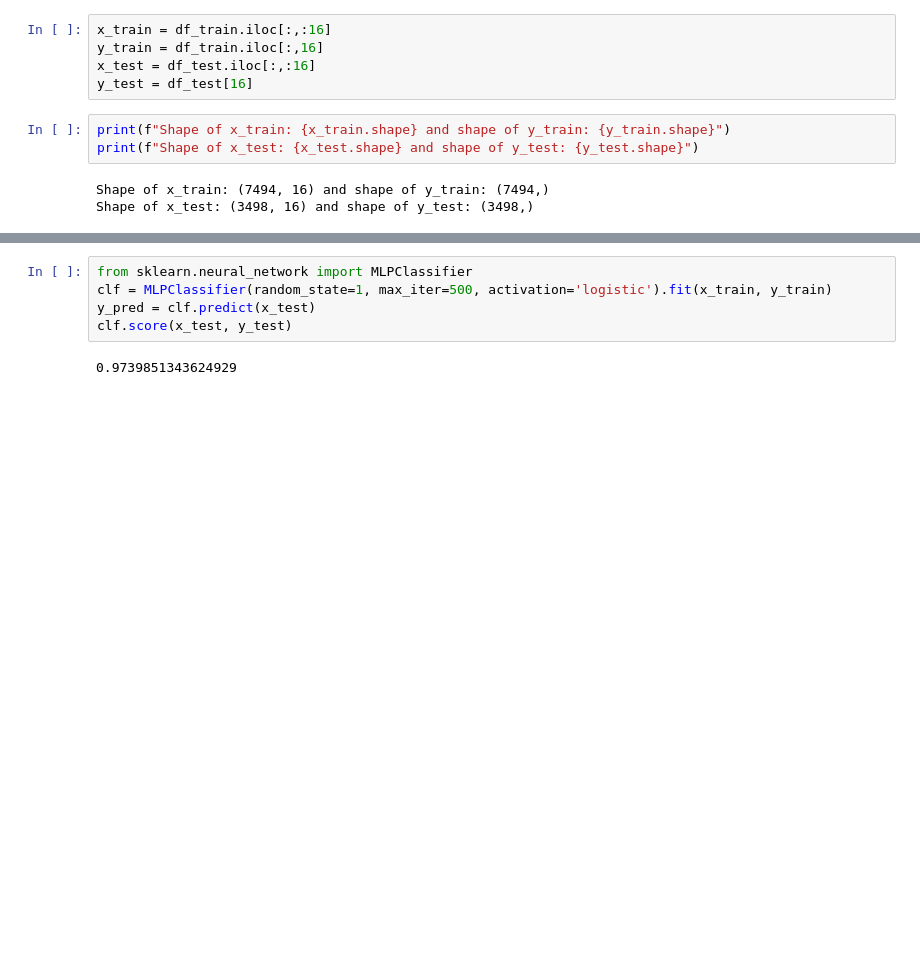
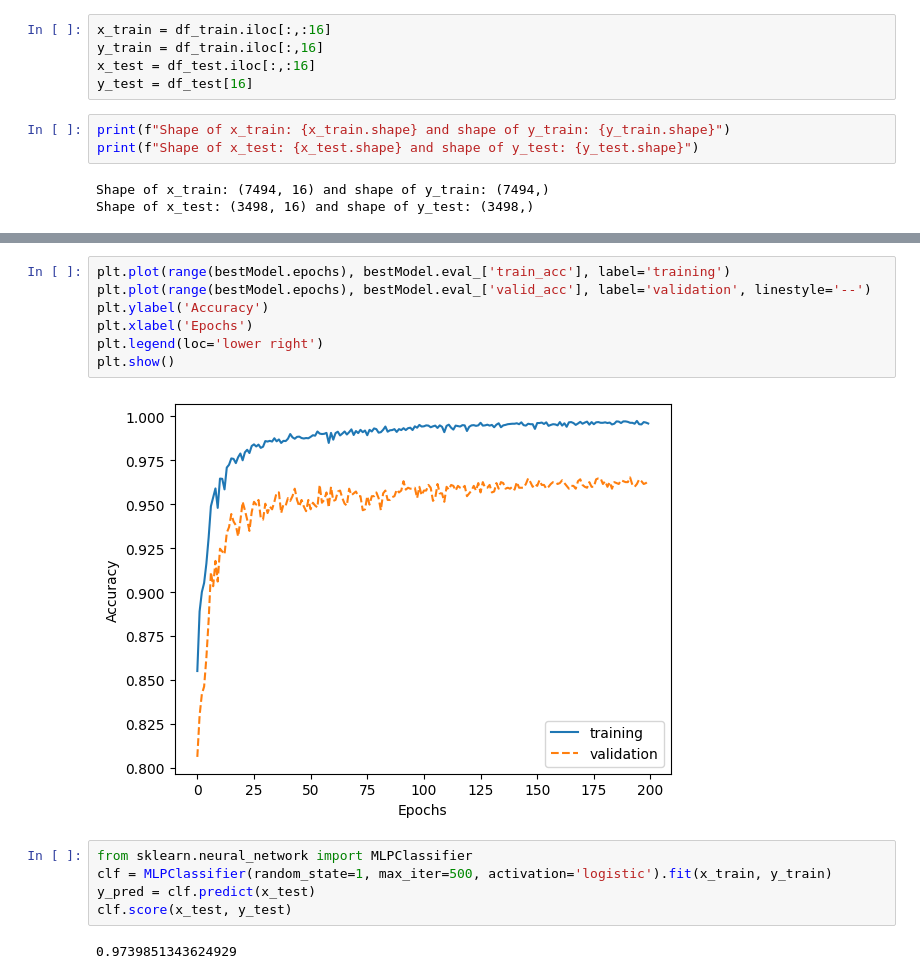
Before and after one commit to shab-sa/cs_internship, a Jupyter notebook: Step10/Detect Handwriting Data.ipynb, the cells around one changed output, grey strips where cells are left out. Saved outputs shown, nothing was run; the diff lists cells and outputs as text; blank space fills up the shorter version.

```diff
--- a/Step10/Detect Handwriting Data.ipynb
+++ b/Step10/Detect Handwriting Data.ipynb
@@ -449,3 +511,12 @@ Test accuracy: 96.43%
+# %%
+plt.plot(range(bestModel.epochs), bestModel.eval_['train_acc'], label='training')
+plt.plot(range(bestModel.epochs), bestModel.eval_['valid_acc'], label='validation', linestyle='--')
+plt.ylabel('Accuracy')
+plt.xlabel('Epochs')
+plt.legend(loc='lower right')
+plt.show()
+# %% [output]
+[figure, added]
 # %%
 from sklearn.neural_network import MLPClassifier
 clf = MLPClassifier(random_state=1, max_iter=500, activation='logistic').fit(x_train, y_train)
```
Also changed, not shown: parts of 16 cells of this notebook.
